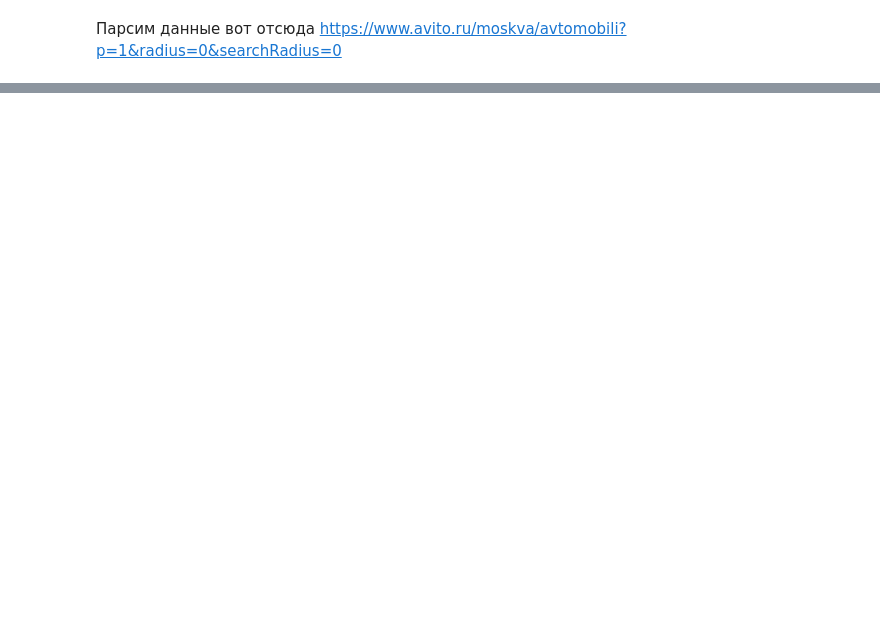
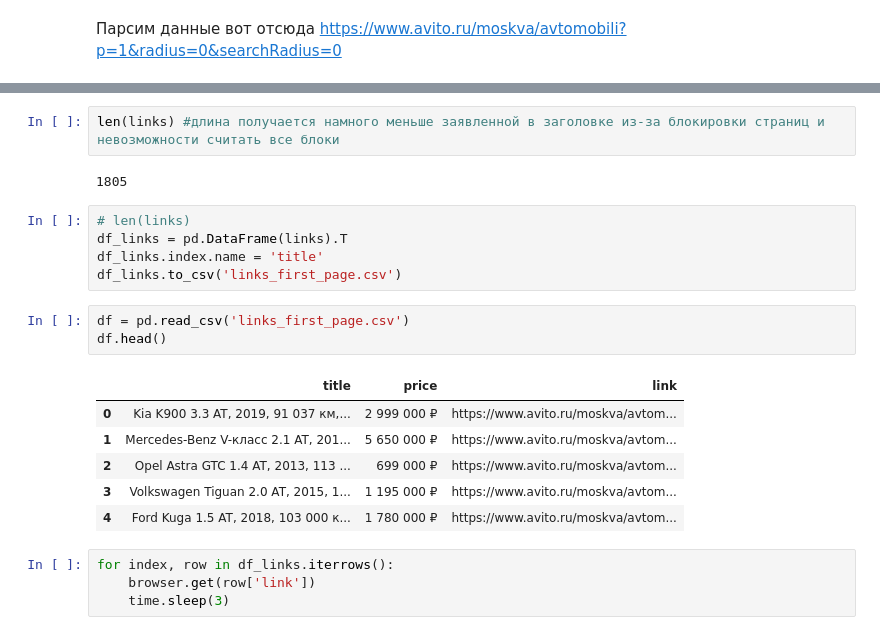
Before and after one commit to Natasha-rare/parcing_andan_hw, a Jupyter notebook: parcing_data.ipynb, the cells around one changed output, grey strips where cells are left out. Drawn from its saved outputs; the diff is of its cells as text; blank space fills up the shorter version.

```diff
--- a/parcing_data.ipynb
+++ b/parcing_data.ipynb
@@ -8,0 +94,23 @@ import numpy as np
+# %%
+len(links) #длина получается намного меньше заявленной в заголовке из-за блокировки страниц и невозможности считать все блоки
+# %% [output]
+1805
+# %%
+# len(links)
+df_links = pd.DataFrame(links).T
+df_links.index.name = 'title'
+df_links.to_csv('links_first_page.csv')
+# %%
+df = pd.read_csv('links_first_page.csv')
+df.head()
+# %% [output]
+|  | title | price | link |
+| 0 | Kia K900 3.3 AT, 2019, 91 037 км,... | 2 999 000 ₽ | https://www.avito.ru/moskva/avtom... |
+| 1 | Mercedes-Benz V-класс 2.1 AT, 201... | 5 650 000 ₽ | https://www.avito.ru/moskva/avtom... |
+| 2 | Opel Astra GTC 1.4 AT, 2013, 113 ... | 699 000 ₽ | https://www.avito.ru/moskva/avtom... |
+| 3 | Volkswagen Tiguan 2.0 AT, 2015, 1... | 1 195 000 ₽ | https://www.avito.ru/moskva/avtom... |
+| 4 | Ford Kuga 1.5 AT, 2018, 103 000 к... | 1 780 000 ₽ | https://www.avito.ru/moskva/avtom... |
+# %%
+for index, row in df_links.iterrows():
+    browser.get(row['link'])
+    time.sleep(3)
```
Also changed, not shown: parts of 8 cells of this notebook, 2 other files.
